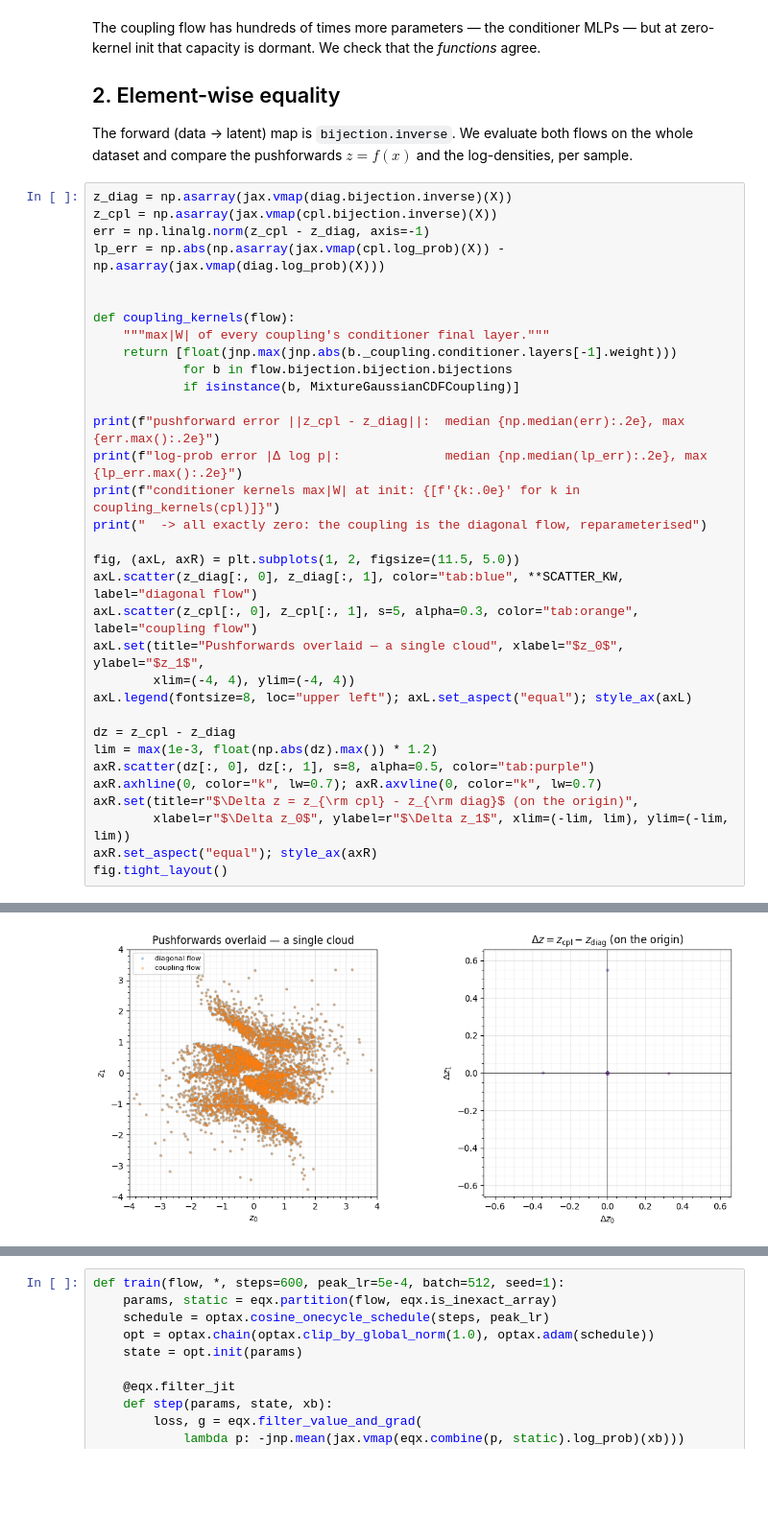
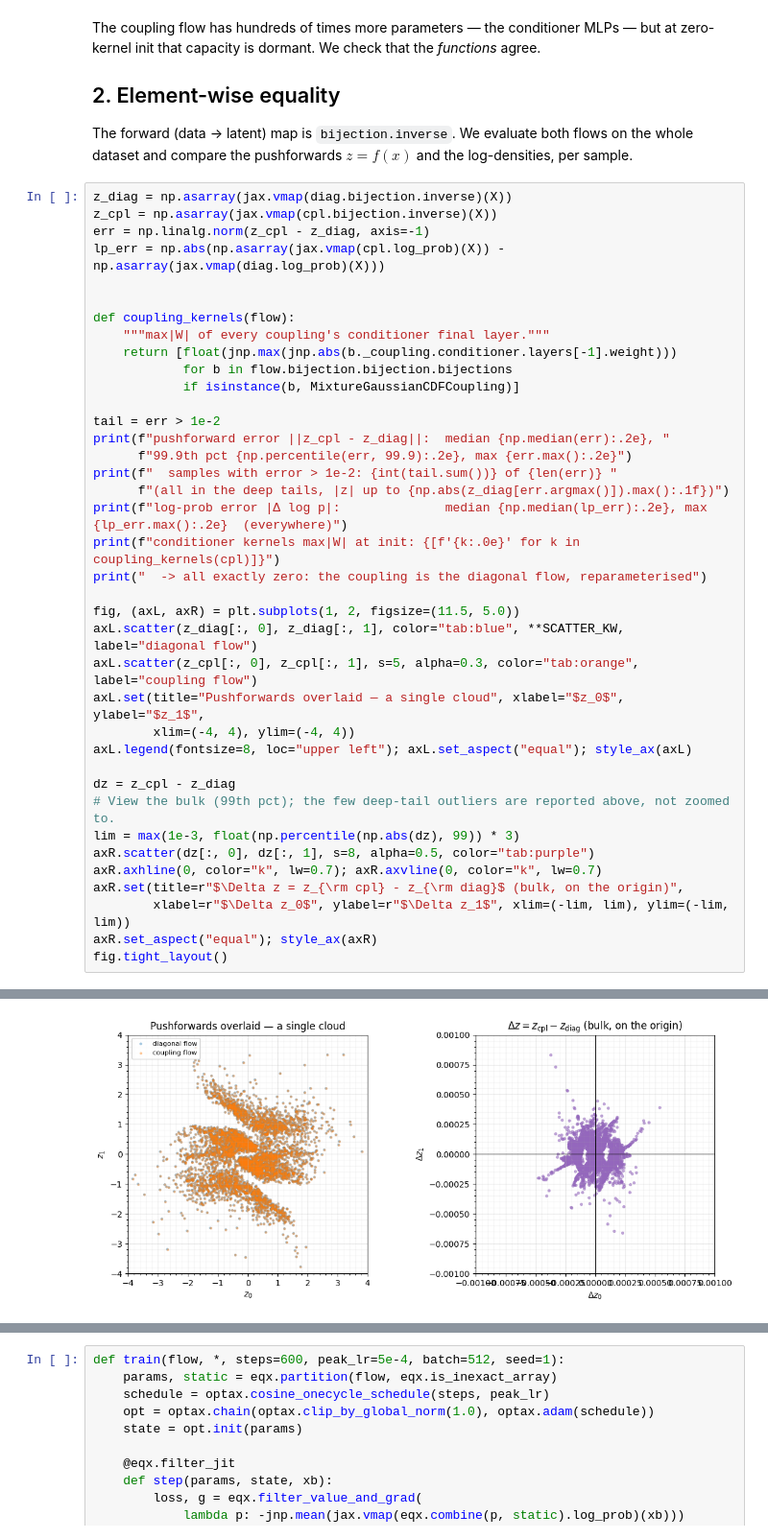
Before and after one commit to jejjohnson/research_notebook, a Jupyter notebook: projects/gaussianization/notebooks/05_coupling/06_coupling_equivalence.ipynb, the cells around one changed output, grey strips where cells are left out. Shown at 96% size. Saved outputs shown, nothing was run; the diff lists cells and outputs as text; blank space fills up the shorter version.

```diff
--- a/projects/gaussianization/notebooks/05_coupling/06_coupling_equivalence.ipynb
+++ b/projects/gaussianization/notebooks/05_coupling/06_coupling_equivalence.ipynb
@@ -106,8 +109,12 @@ def coupling_kernels(flow):
             for b in flow.bijection.bijection.bijections
             if isinstance(b, MixtureGaussianCDFCoupling)]
 
-print(f"pushforward error ||z_cpl - z_diag||:  median {np.median(err):.2e}, max {err.max():.2e}")
-print(f"log-prob error |Δ log p|:              median {np.median(lp_err):.2e}, max {lp_err.max():.2e}")
+tail = err > 1e-2
+print(f"pushforward error ||z_cpl - z_diag||:  median {np.median(err):.2e}, "
+      f"99.9th pct {np.percentile(err, 99.9):.2e}, max {err.max():.2e}")
+print(f"  samples with error > 1e-2: {int(tail.sum())} of {len(err)} "
+      f"(all in the deep tails, |z| up to {np.abs(z_diag[err.argmax()]).max():.1f})")
+print(f"log-prob error |Δ log p|:              median {np.median(lp_err):.2e}, max {lp_err.max():.2e}  (everywhere)")
 print(f"conditioner kernels max|W| at init: {[f'{k:.0e}' for k in coupling_kernels(cpl)]}")
 print("  -> all exactly zero: the coupling is the diagonal flow, reparameterised")
 
@@ -119,10 +126,11 @@ axL.set(title="Pushforwards overlaid — a single cloud", xlabel="$z_0$", ylabel
 axL.legend(fontsize=8, loc="upper left"); axL.set_aspect("equal"); style_ax(axL)
 
 dz = z_cpl - z_diag
-lim = max(1e-3, float(np.abs(dz).max()) * 1.2)
+# View the bulk (99th pct); the few deep-tail outliers are reported above, not zoomed to.
+lim = max(1e-3, float(np.percentile(np.abs(dz), 99)) * 3)
 axR.scatter(dz[:, 0], dz[:, 1], s=8, alpha=0.5, color="tab:purple")
 axR.axhline(0, color="k", lw=0.7); axR.axvline(0, color="k", lw=0.7)
-axR.set(title=r"$\Delta z = z_{\rm cpl} - z_{\rm diag}$ (on the origin)",
+axR.set(title=r"$\Delta z = z_{\rm cpl} - z_{\rm diag}$ (bulk, on the origin)",
         xlabel=r"$\Delta z_0$", ylabel=r"$\Delta z_1$", xlim=(-lim, lim), ylim=(-lim, lim))
 axR.set_aspect("equal"); style_ax(axR)
 fig.tight_layout()
@@ -132,4 +141,4 @@ log-prob error |Δ log p|:              median 1.32e-04, max 1.87e-03
 conditioner kernels max|W| at init: ['0e+00', '0e+00', '0e+00', '0e+00', '0e+00', '0e+00', '0e+00', '0e+00']
   -> all exactly zero: the coupling is the diagonal flow, reparameterised
-[figure, old version]
+[figure, new version]
 # %% [markdown]
```
Also changed, not shown: parts of 4 cells of this notebook, 5 other files.
